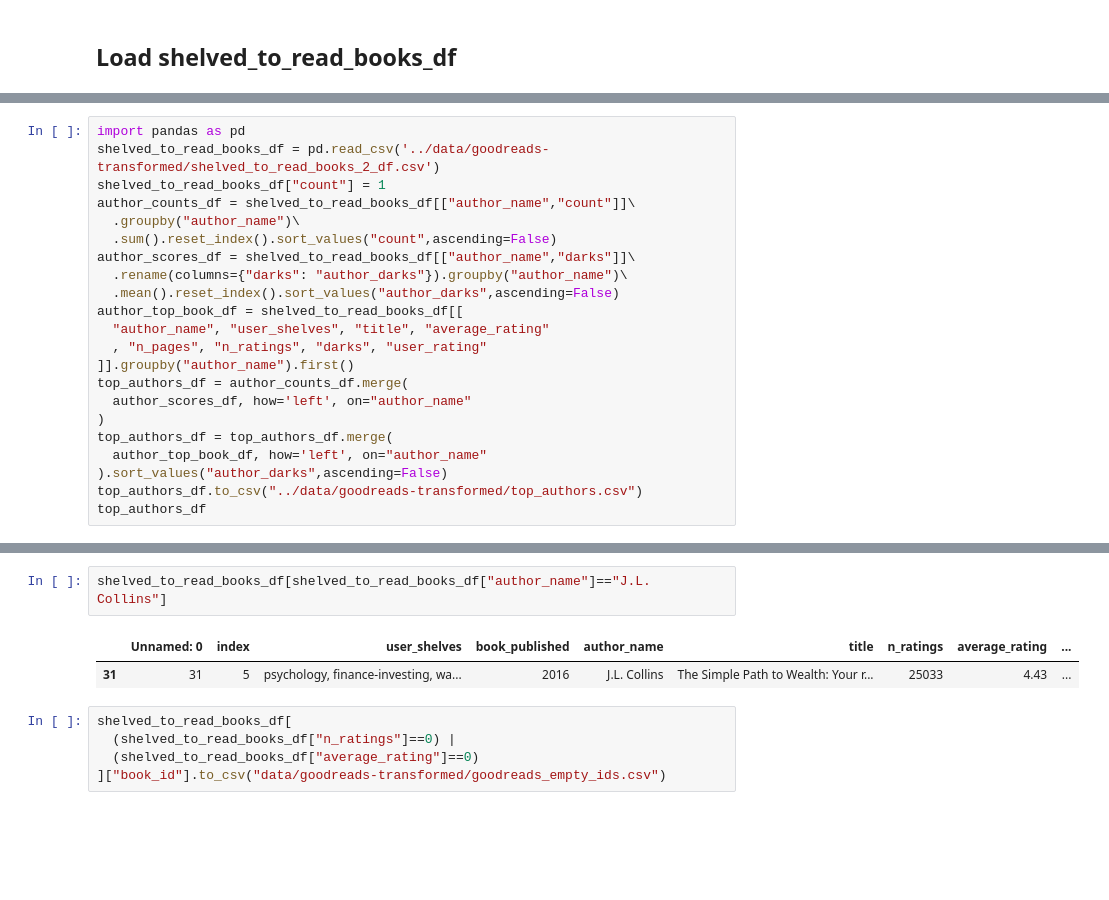
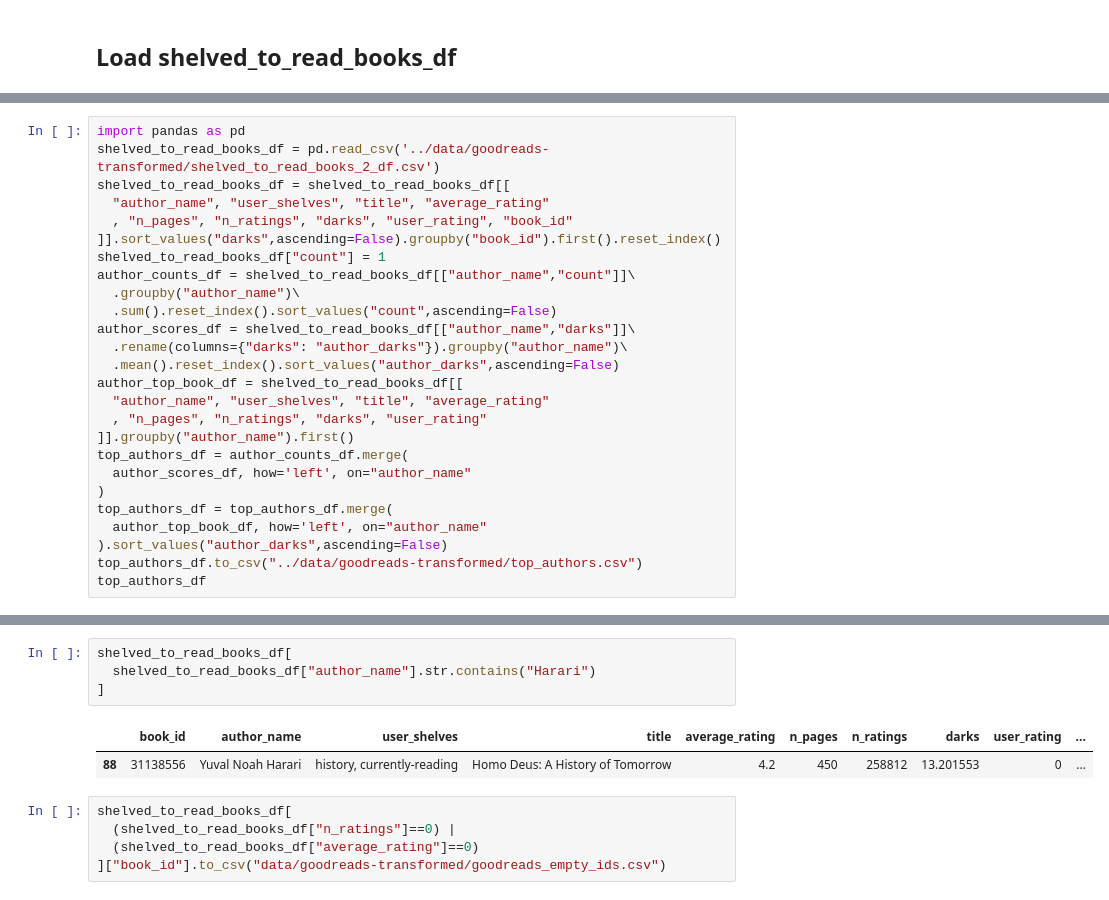
Before and after one commit to jgonzal1/jgonzal1.github.io, a Jupyter notebook: assets/📚.ipynb, the cells around one changed output, grey strips where cells are left out. Drawn from its saved outputs; the diff is of its cells as text; blank space fills up the shorter version.

```diff
--- a/assets/📚.ipynb
+++ b/assets/📚.ipynb
@@ -330,6 +329,10 @@ shelved_to_read_books_df.head()#[:0].T
 # %%
 import pandas as pd
 shelved_to_read_books_df = pd.read_csv('../data/goodreads-transformed/shelved_to_read_books_2_df.csv')
+shelved_to_read_books_df = shelved_to_read_books_df[[
+  "author_name", "user_shelves", "title", "average_rating"
+  , "n_pages", "n_ratings", "darks", "user_rating", "book_id"
+]].sort_values("darks",ascending=False).groupby("book_id").first().reset_index()
 shelved_to_read_books_df["count"] = 1
 author_counts_df = shelved_to_read_books_df[["author_name","count"]]\
   .groupby("author_name")\
@@ -366,8 +394,10 @@ top_authors_df
 # %%
-shelved_to_read_books_df[shelved_to_read_books_df["author_name"]=="J.L. Collins"]
+shelved_to_read_books_df[
+  shelved_to_read_books_df["author_name"].str.contains("Harari")
+]
 # %% [output]
-|  | Unnamed: 0 | index | user_shelves | book_published | author_name | title | n_ratings | average_rating | ... |
-| 31 | 31 | 5 | psychology, finance-investing, wa... | 2016 | J.L. Collins | The Simple Path to Wealth: Your r... | 25033 | 4.43 | ... |
+|  | book_id | author_name | user_shelves | title | average_rating | n_pages | n_ratings | darks | user_rating | ... |
+| 88 | 31138556 | Yuval Noah Harari | history, currently-reading | Homo Deus: A History of Tomorrow | 4.2 | 450 | 258812 | 13.201553 | 0 | ... |
 # %%
 shelved_to_read_books_df[
   (shelved_to_read_books_df["n_ratings"]==0) |
```
Also changed, not shown: parts of 4 cells of this notebook.
